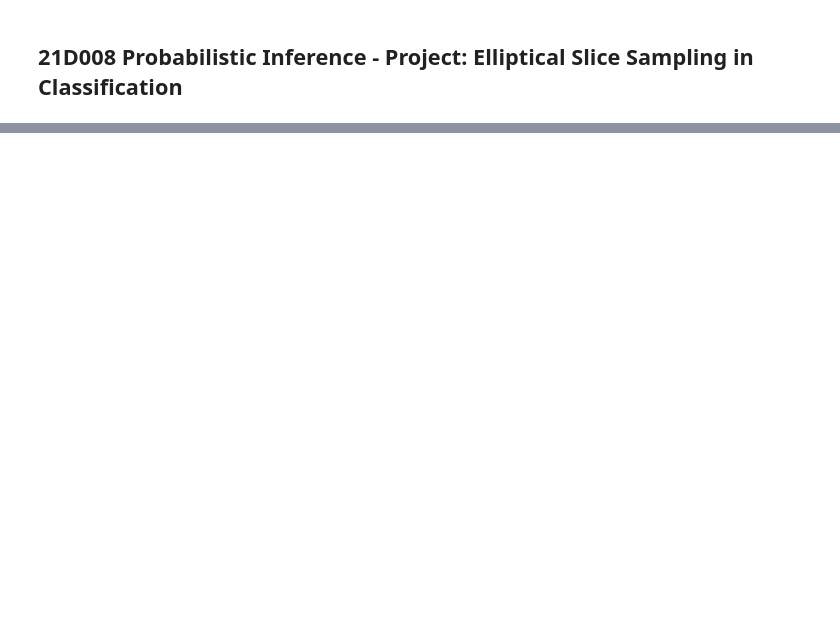
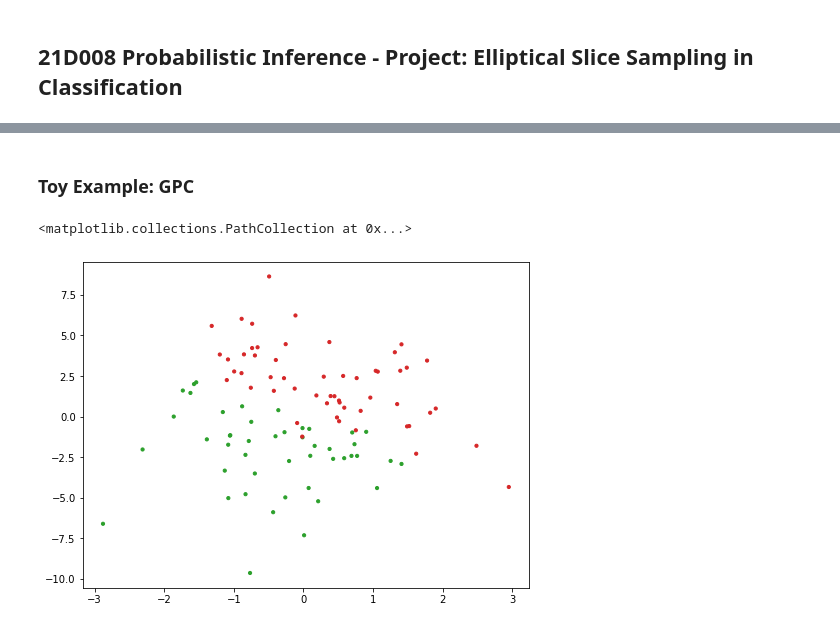
Before and after one commit to clinton0313/GP-Classification-Project, a Jupyter notebook: report.ipynb, the cells around one changed output, grey strips where cells are left out. Drawn from its saved outputs; the diff is of its cells as text; code cells hidden in the pictures; blank space fills up the shorter version.

```diff
--- a/report.ipynb
+++ b/report.ipynb
@@ -70,0 +56,13 @@ array([[ 1.34092279,  0.04430346],
+# %% [markdown]
+### Toy Example: GPC
+# %%
+X1 = np.random.standard_normal(size=100)
+X2 = np.random.normal(0,3,size=100)
+X = np.dstack((X1,X2)).squeeze()
+Y = np.where(0.5*X1 + 0.3*X2 + np.random.normal(0,0.2,100) > 0, 1, 0)
+
+fig, ax = plt.subplots(1,1,figsize=(8,6))
+plt.scatter(x=X[:,0], y=X[:,1], s=10, c=np.where(Y>0, "tab:red", "tab:green"))
+# %% [output]
+<matplotlib.collections.PathCollection at 0x...>
+[figure, added]
```
Also changed, not shown: parts of 15 cells of this notebook, 2 other files.
